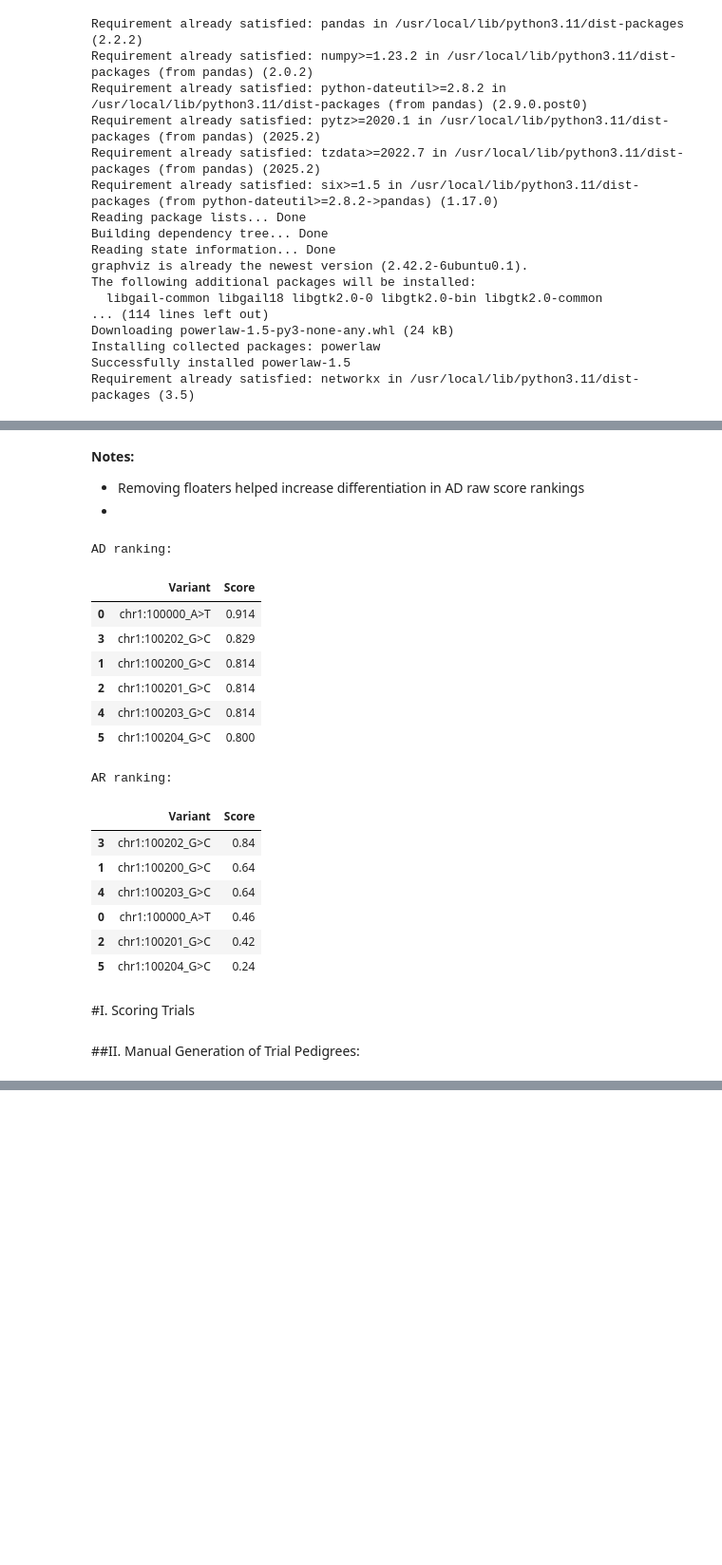
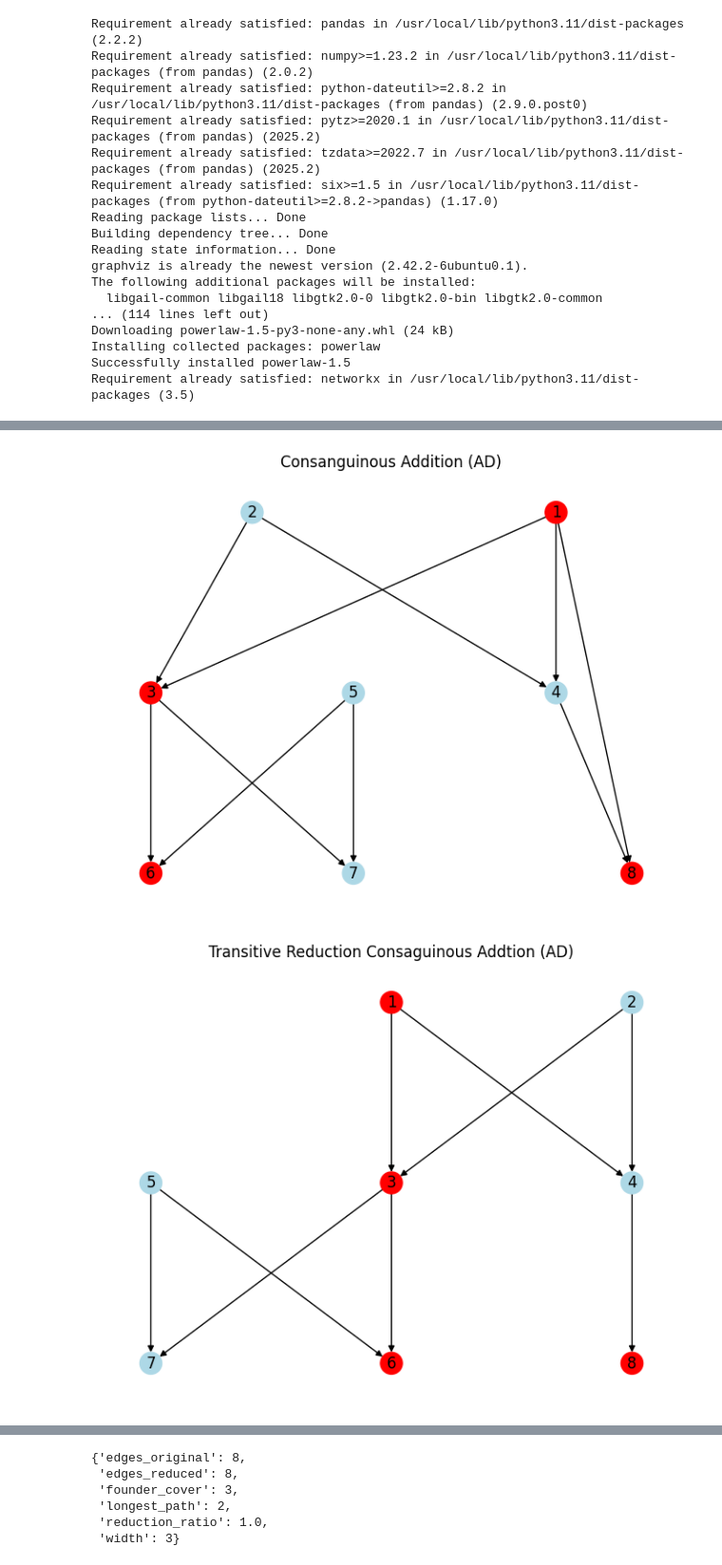
Before and after one commit to taylorngt/PedNet, a Jupyter notebook: SegregationScoring.ipynb, the cells around one changed output, grey strips where cells are left out. Shown at 95% size. Cells and saved outputs as stored; diff of their text form; code cells hidden in the pictures; blank space fills up the shorter version.

Commit message:
Updated SegregationScoring.ipynb
Cleaning up code and tweaking graph metric parameters to better represent biological insights.

```diff
--- a/SegregationScoring.ipynb
+++ b/SegregationScoring.ipynb
@@ -937,32 +965,25 @@ Not enough data. Returning nan
-# %% [markdown]
-**Notes:**
-*   Removing floaters helped increase differentiation in AD raw score rankings
-*
-# %%
-var_df_AD = pd.DataFrame(list(AD_scores_raw.items()), columns=['Variant','Score']).sort_values('Score', ascending=False)
-var_df_AR = pd.DataFrame(list(AR_scores_raw.items()), columns=['Variant','Score']).sort_values('Score', ascending=False)
-print('AD ranking:')
-display(var_df_AD)
-print('AR ranking:')
-display(var_df_AR)
-# %% [output]
-AD ranking:
-|  | Variant | Score |
-| 0 | chr1:100000_A>T | 0.914 |
-| 3 | chr1:100202_G>C | 0.829 |
-| 1 | chr1:100200_G>C | 0.814 |
-| 2 | chr1:100201_G>C | 0.814 |
-| 4 | chr1:100203_G>C | 0.814 |
-| 5 | chr1:100204_G>C | 0.800 |
-AR ranking:
-|  | Variant | Score |
-| 3 | chr1:100202_G>C | 0.84 |
-| 1 | chr1:100200_G>C | 0.64 |
-| 4 | chr1:100203_G>C | 0.64 |
-| 0 | chr1:100000_A>T | 0.46 |
-| 2 | chr1:100201_G>C | 0.42 |
-| 5 | chr1:100204_G>C | 0.24 |
-# %% [markdown]
-#I. Scoring Trials
-# %% [markdown]
-##II. Manual Generation of Trial Pedigrees:
+# %%
+testG_AD = copy.deepcopy(G_ad)
+testG_AD.add_node(8, family='FAM1', sex=1, phenotype=2)
+testG_AD.add_edge(1, 8)
+testG_AD.add_edge(4, 8)
+
+test_trG_AD = nx.transitive_reduction(testG_AD)
+test_trG_AD.add_nodes_from(testG_AD.nodes(data=True))
+test_trG_AD.add_edges_from((u, v, testG_AD.edges[u,v]) for u, v in test_trG_AD.edges)
+
+plot_pedigree_tree(testG_AD, title="Consanguinous Addition (AD)")
+plot_pedigree_tree(test_trG_AD, title="Transitive Reduction Consaguinous Addtion (AD)")
+
+
+trG_AD = nx.transitive_reduction(G_ad)
+trG_AD.add_nodes_from(G_ad.nodes(data=True))
+trG_AD.add_edges_from((u, v, G_ad.edges[u,v]) for u, v in trG_AD.edges)
+
+plot_pedigree_tree(G_ad, title="Original (AD)")
+plot_pedigree_tree(trG_AD, title="Transitive Reduction (AD)")
+
+pprint(dag_summary(G_ad))
+# %% [output]
+[figure, added]
+[figure, added]
@@ -968,0 +992,6 @@ AR ranking:
+{'edges_original': 8,
+ 'edges_reduced': 8,
+ 'founder_cover': 3,
+ 'longest_path': 2,
+ 'reduction_ratio': 1.0,
+ 'width': 3}
```
Also changed, not shown: parts of 35 cells of this notebook.
